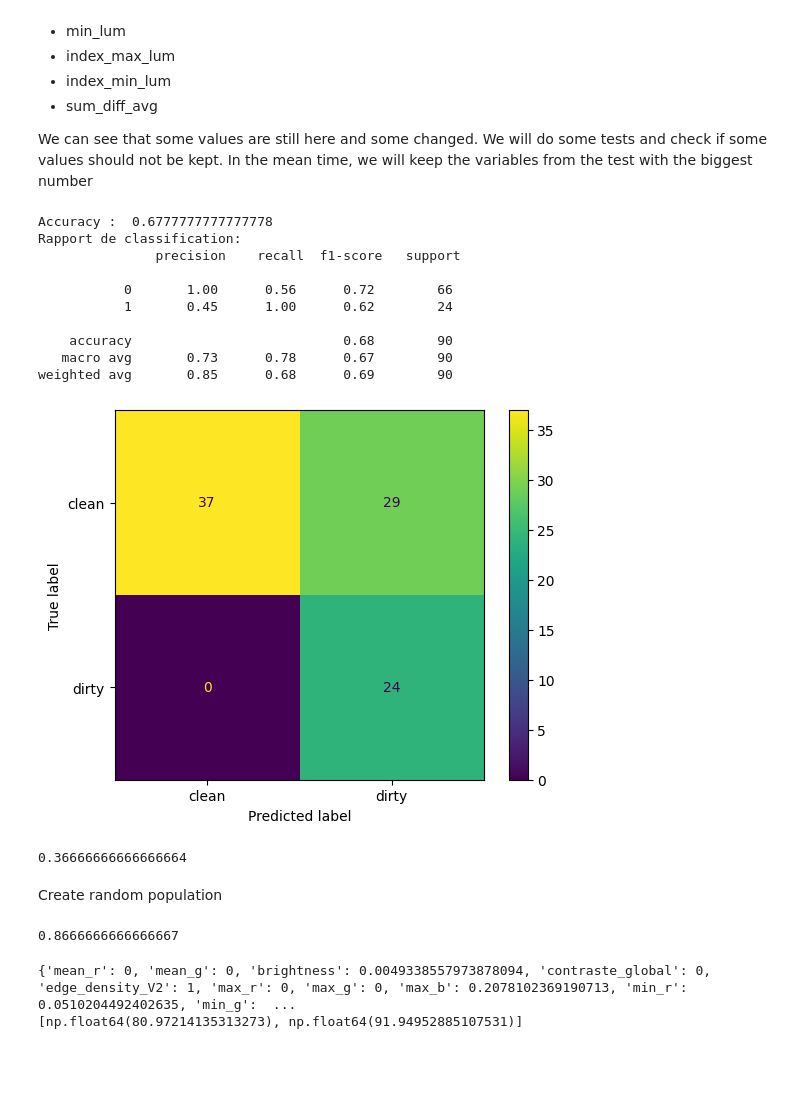
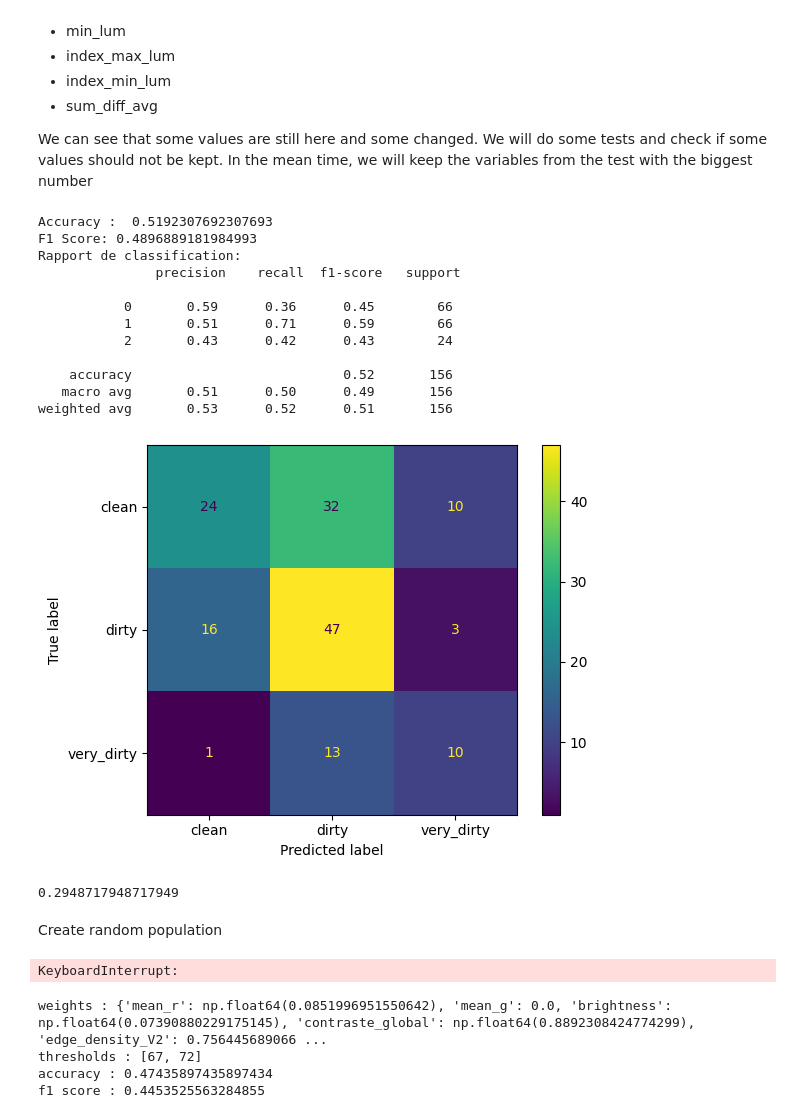
Before and after one commit to Antsurf/bin-oculaire, a Jupyter notebook: app/classifier.ipynb, the cells around one changed output. Saved outputs shown, nothing was run; the diff lists cells and outputs as text; code cells hidden in the pictures; blank space fills up the shorter version.

```diff
--- a/app/classifier.ipynb
+++ b/app/classifier.ipynb
@@ -35,7 +35,7 @@ def get_dataframe() -> list:
     list_dataframe = []
 
     complete_dict(list_dataframe, 0)
-    # complete_dict(list_dataframe, 1)
+    complete_dict(list_dataframe, 1)
     complete_dict(list_dataframe, 2)
 
     return list_dataframe
@@ -241,8 +238,8 @@ thresholds_test = [50, 75]
 def score_to_class(score, thresholds):
     if score < thresholds[0]:
         clean_class = "clean"
-    # elif thresholds[0] <= score <= thresholds[1]:
-    #     clean_class = "dirty"
+    elif thresholds[0] <= score <= thresholds[1]:
+        clean_class = "dirty"
     else:
         clean_class = "very_dirty"
     return clean_class
@@ -262,29 +259,31 @@ y_pred = le.transform(y_pred_str)
 # %%
 from sklearn.metrics import accuracy_score, precision_score, recall_score, f1_score, confusion_matrix, classification_report
 from sklearn.metrics import confusion_matrix, ConfusionMatrixDisplay
 y_true = df['class']
 
 conf_matrix = confusion_matrix(y_true, y_pred)
-plt = ConfusionMatrixDisplay(confusion_matrix=conf_matrix, display_labels=['clean', 'dirty'])
+plt = ConfusionMatrixDisplay(confusion_matrix=conf_matrix, display_labels=['clean', 'dirty', 'very_dirty'])
 plt.plot()
 
 print('Accuracy : ', accuracy_score(y_true, y_pred))
 # print("Precision:", precision_score(y_true, y_pred))
 # print("Recall:", recall_score(y_true, y_pred))
-# print("F1 Score:", f1_score(y_true, y_pred))
+print("F1 Score:", f1_score(y_true, y_pred, average='macro'))
 print("Rapport de classification:\n", classification_report(y_true, y_pred))
 # %% [output]
-Accuracy :  0.6777777777777778
+Accuracy :  0.5192307692307693
+F1 Score: 0.4896889181984993
 Rapport de classification:
                precision    recall  f1-score   support
 
-           0       1.00      0.56      0.72        66
-           1       0.45      1.00      0.62        24
+           0       0.59      0.36      0.45        66
+           1       0.51      0.71      0.59        66
+           2       0.43      0.42      0.43        24
 
-    accuracy                           0.68        90
-   macro avg       0.73      0.78      0.67        90
-weighted avg       0.85      0.68      0.69        90
+    accuracy                           0.52       156
+   macro avg       0.51      0.50      0.49       156
+weighted avg       0.53      0.52      0.51       156
-[figure, old version]
+[figure, new version]
 # %%
 from sklearn.model_selection import ParameterSampler
 from scipy.stats import uniform
@@ -316,7 +315,7 @@ for sample in sampler:
 
 print(max_accuracy)
 # %% [output]
-0.36666666666666664
+0.2948717948717949
 # %% [markdown]
 Create random population
 # %%
@@ -393,8 +415,11 @@ def mutation(element):
     return element
 # %%
 population = create_pop(100)
-for i in range(500):
-    best_pop = get_best(population)
+penalities = np.array([[0, 38,  39],
+                       [30, 0, 5],
+                       [50, 10, 0]])
+for i in range(250):
+    best_pop = get_best_penalities(population, penalities)
     children = []
     for j in range(0, len(best_pop), 2):
         child1, child2 = get_child(best_pop[j], best_pop[j+1])
@@ -405,17 +430,20 @@ for i in range(500):
 
     population = best_pop[:-10] + children + create_pop(10)
 
-sorted_pop = sorted(population, key=lambda elem: elem.get_accuracy(), reverse = True)
-print(sorted_pop[0].get_accuracy())
+sorted_pop = sorted(population, key=lambda elem: elem.get_cost(penalities))
 # %% [output]
-0.8666666666666667
+KeyboardInterrupt:
 # %%
 element = sorted_pop[0]
-print(element.weights)
-print(element.threshold)
+print("weights :", element.weights)
+print("thresholds :" , element.threshold)
+print("accuracy :", element.get_accuracy())
+print("f1 score :", element.get_f1_score())
 # %% [output]
-{'mean_r': 0, 'mean_g': 0, 'brightness': 0.0049338557973878094, 'contraste_global': 0, 'edge_density_V2': 1, 'max_r': 0, 'max_g': 0, 'max_b': 0.2078102369190713, 'min_r': 0.0510204492402635, 'min_g':  ...
-[np.float64(80.97214135313273), np.float64(91.94952885107531)]
+weights : {'mean_r': np.float64(0.0851996951550642), 'mean_g': 0.0, 'brightness': np.float64(0.07390880229175145), 'contraste_global': np.float64(0.8892308424774299), 'edge_density_V2': 0.756445689066 ...
+thresholds : [67, 72]
+accuracy : 0.47435897435897434
+f1 score : 0.4453525563284855
 # %%
 y_pred_str = predict(df, element.weights, element.threshold)
 y_pred = le.transform(y_pred_str)
```
Also changed, not shown: parts of 16 cells of this notebook, 1 other file.
